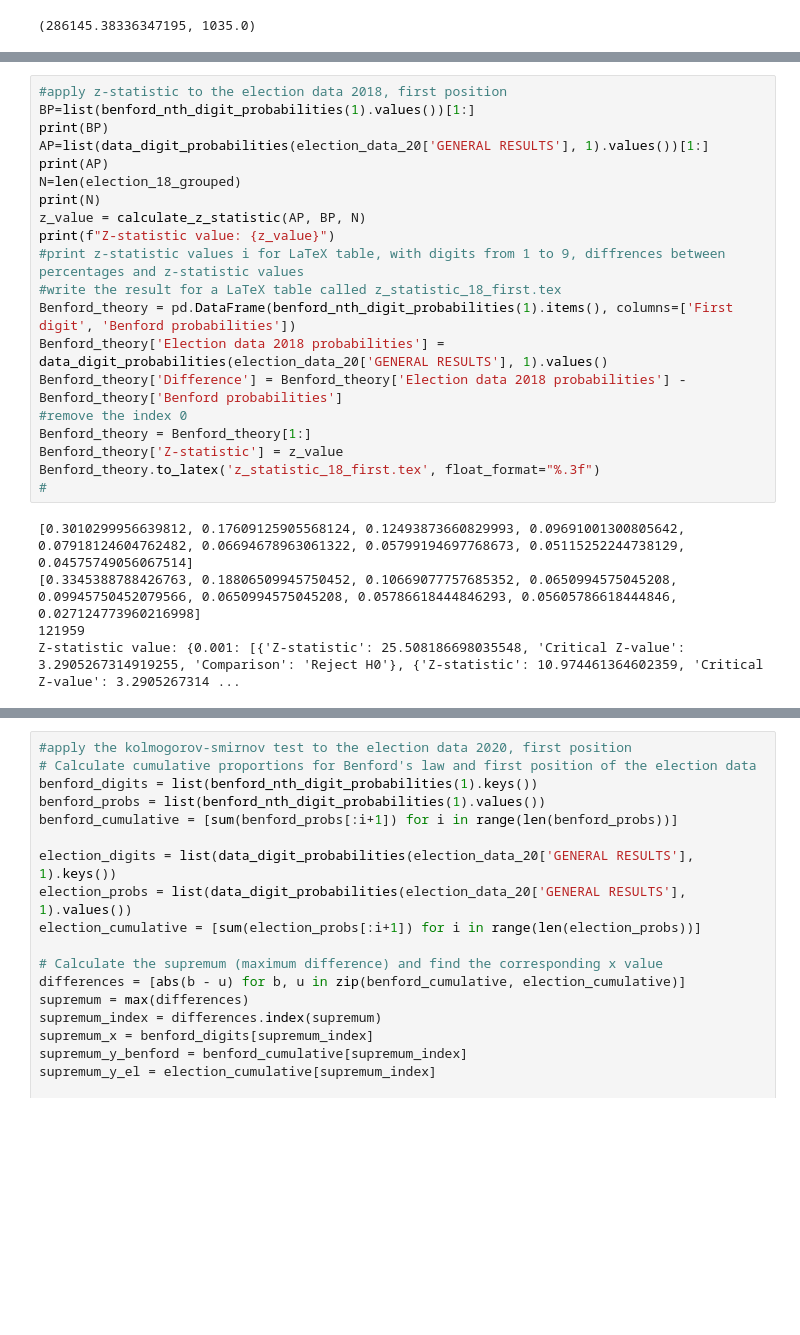
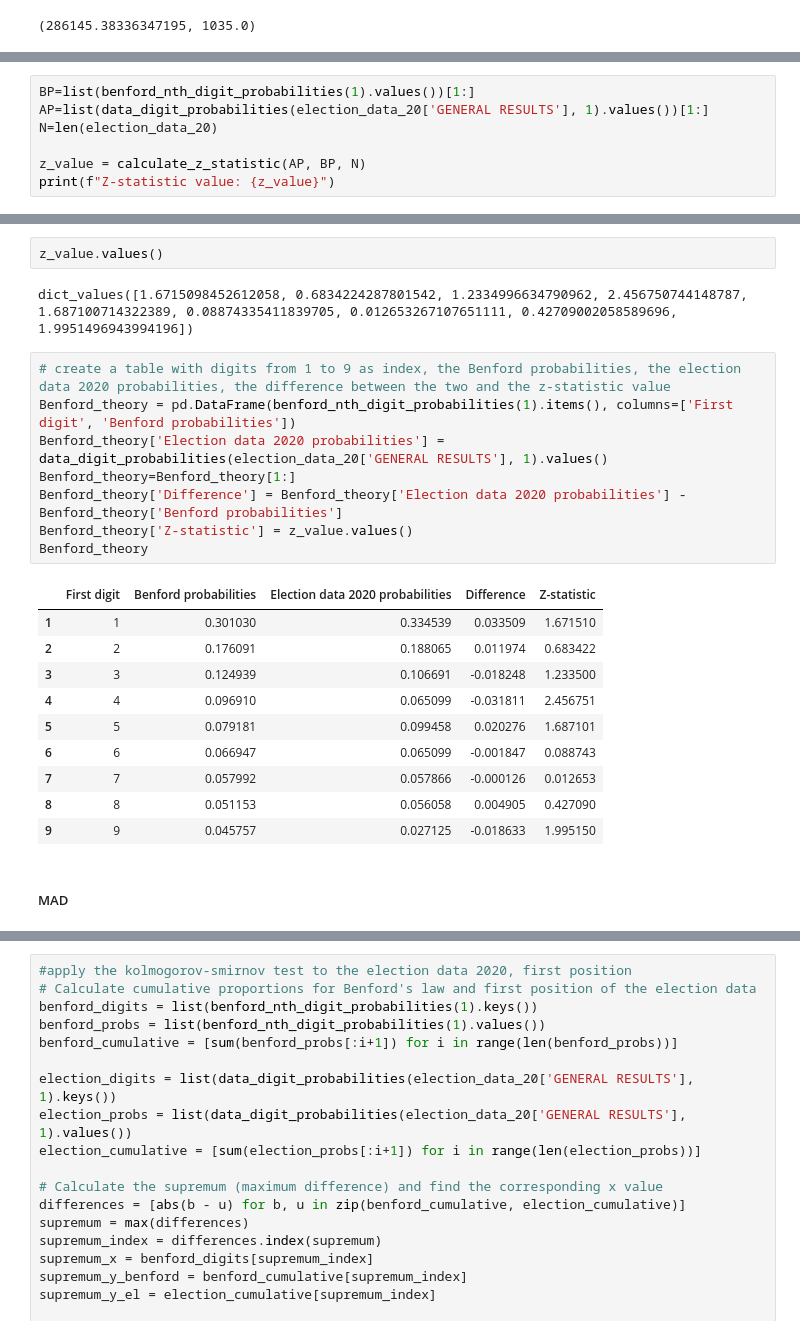
Before and after one commit to Ftoffoletto/masterthesis, a Jupyter notebook: Election/Benford.ipynb, the cells around one changed output, grey strips where cells are left out. Saved outputs shown, nothing was run; the diff lists cells and outputs as text; blank space fills up the shorter version.

```diff
--- a/Election/Benford.ipynb
+++ b/Election/Benford.ipynb
@@ -2627,0 +2697,7 @@ plt.show()
+# %%
+BP=list(benford_nth_digit_probabilities(1).values())[1:]
+AP=list(data_digit_probabilities(election_data_20['GENERAL RESULTS'], 1).values())[1:]
+N=len(election_data_20)
+
+z_value = calculate_z_statistic(AP, BP, N)
+print(f"Z-statistic value: {z_value}")
@@ -2628,26 +2722,26 @@ plt.show()
+# %%
+z_value.values()
+# %% [output]
+dict_values([1.6715098452612058, 0.6834224287801542, 1.2334996634790962, 2.456750744148787, 1.687100714322389, 0.08874335411839705, 0.012653267107651111, 0.42709002058589696, 1.9951496943994196])
 # %%
-#apply z-statistic to the election data 2018, first position
-BP=list(benford_nth_digit_probabilities(1).values())[1:]
-print(BP)
-AP=list(data_digit_probabilities(election_data_20['GENERAL RESULTS'], 1).values())[1:]
-print(AP)
-N=len(election_18_grouped)
-print(N)
-z_value = calculate_z_statistic(AP, BP, N)
-print(f"Z-statistic value: {z_value}")
-#print z-statistic values i for LaTeX table, with digits from 1 to 9, diffrences between percentages and z-statistic values
-#write the result for a LaTeX table called z_statistic_18_first.tex
+# create a table with digits from 1 to 9 as index, the Benford probabilities, the election data 2020 probabilities, the difference between the two and the z-statistic value
 Benford_theory = pd.DataFrame(benford_nth_digit_probabilities(1).items(), columns=['First digit', 'Benford probabilities'])
-Benford_theory['Election data 2018 probabilities'] = data_digit_probabilities(election_data_20['GENERAL RESULTS'], 1).values()
-Benford_theory['Difference'] = Benford_theory['Election data 2018 probabilities'] - Benford_theory['Benford probabilities']
-#remove the index 0
-Benford_theory = Benford_theory[1:]
-Benford_theory['Z-statistic'] = z_value
-Benford_theory.to_latex('z_statistic_18_first.tex', float_format="%.3f")
-#
+Benford_theory['Election data 2020 probabilities'] = data_digit_probabilities(election_data_20['GENERAL RESULTS'], 1).values()
+Benford_theory=Benford_theory[1:]
+Benford_theory['Difference'] = Benford_theory['Election data 2020 probabilities'] - Benford_theory['Benford probabilities']
+Benford_theory['Z-statistic'] = z_value.values()
+Benford_theory
 # %% [output]
-[0.3010299956639812, 0.17609125905568124, 0.12493873660829993, 0.09691001300805642, 0.07918124604762482, 0.06694678963061322, 0.05799194697768673, 0.05115252244738129, 0.04575749056067514]
-[0.3345388788426763, 0.18806509945750452, 0.10669077757685352, 0.0650994575045208, 0.09945750452079566, 0.0650994575045208, 0.05786618444846293, 0.05605786618444846, 0.027124773960216998]
-121959
-Z-statistic value: {0.001: [{'Z-statistic': 25.508186698035548, 'Critical Z-value': 3.2905267314919255, 'Comparison': 'Reject H0'}, {'Z-statistic': 10.974461364602359, 'Critical Z-value': 3.2905267314 ...
+|  | First digit | Benford probabilities | Election data 2020 probabilities | Difference | Z-statistic |
+| 1 | 1 | 0.301030 | 0.334539 | 0.033509 | 1.671510 |
+| 2 | 2 | 0.176091 | 0.188065 | 0.011974 | 0.683422 |
+| 3 | 3 | 0.124939 | 0.106691 | -0.018248 | 1.233500 |
+| 4 | 4 | 0.096910 | 0.065099 | -0.031811 | 2.456751 |
+| 5 | 5 | 0.079181 | 0.099458 | 0.020276 | 1.687101 |
+| 6 | 6 | 0.066947 | 0.065099 | -0.001847 | 0.088743 |
+| 7 | 7 | 0.057992 | 0.057866 | -0.000126 | 0.012653 |
+| 8 | 8 | 0.051153 | 0.056058 | 0.004905 | 0.427090 |
+| 9 | 9 | 0.045757 | 0.027125 | -0.018633 | 1.995150 |
+# %% [markdown]
+##### MAD
 # %%
```
Also changed, not shown: parts of 104 cells of this notebook, 1 other file.
